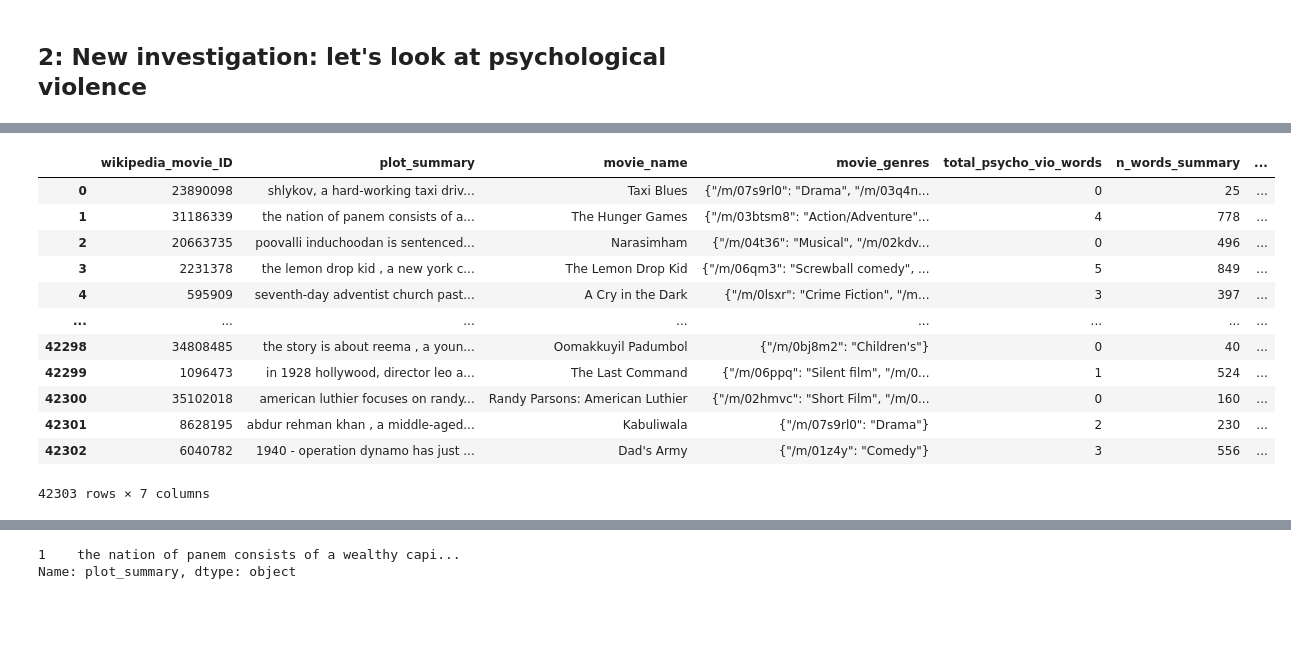
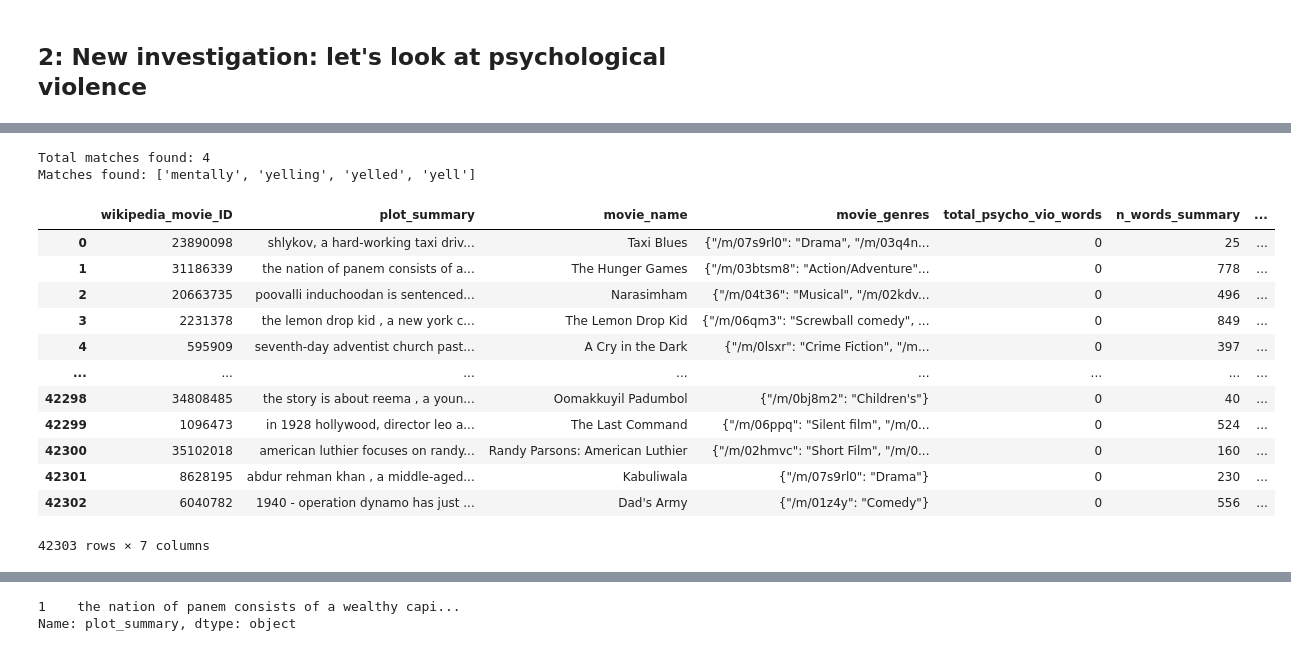
Before and after one commit to epfl-ada/ada-2024-project-alligatorsdontapologize24, a Jupyter notebook: src/Exploratory_Data_Analysis.ipynb, the cells around one changed output, grey strips where cells are left out. Saved outputs shown, nothing was run; the diff lists cells and outputs as text; code cells hidden in the pictures; blank space fills up the shorter version.

```diff
--- a/src/Exploratory_Data_Analysis.ipynb
+++ b/src/Exploratory_Data_Analysis.ipynb
@@ -733,0 +966,19 @@ psycho_violence_list = [
+# %%
+pattern_psycho = r'\b(?:' + '|'.join( psycho_violence_list) + r')\b'
+
+test = "He is mentally yelling yelled yell"
+print(re.findall(pattern_psycho, test))
+
+for word in psycho_violence_list:
+    if test.count(word) == 1:
+        print(word)
+
+def find_all_occurences(psycho_violence_list, CMU_plot_summary):
+    pattern_psycho = r'\b(?:' + '|'.join(psycho_violence_list) + r')\b'
+    CMU_plot_summary['total_psycho_vio_words'] = CMU_plot_summary['plot_summary'].str.findall(pattern_psycho).str.len()
+
+find_all_occurences(psycho_violence_list, CMU_plot_summary)
+
+# sort the movies according to their violent words density in the plot summary
+CMU_movies_sorted_psycho = CMU_plot_summary.sort_values(by='total_psycho_vio_words_density', ascending=False)
+display(CMU_movies_sorted_psycho)
@@ -734,33 +1013,58 @@ psycho_violence_list = [
+# %%
+import re
+
+# Input text
+test = "He is mentally yelling yelled yell"
+
+# Build regex pattern with word boundaries
+pattern_psycho = r'\b(?:' + '|'.join(psycho_violence_list) + r')\b'
+
+# Find all matches
+matches = re.findall(pattern_psycho, test)
+
+# Count matches
+count_matches = len(matches)
+print("Total matches found:", count_matches)
+
+# To print each match individually
+print("Matches found:", matches)
+# %% [output]
+Total matches found: 4
+Matches found: ['mentally', 'yelling', 'yelled', 'yell']
 # %%
 # Define the pattern for the parsing
-pattern_psycho = r'\b(?:' + '|'.join(psycho_violence_list) + r')\b'
+pattern_psycho = r'\b(?:' + '|'.join( psycho_violence_list) + r')\b'
+
+# WE HAVE AN ISSUE WITH THE TECHNIQUE ABOVE. I SUSPECT IT MIGHT BE COMING FROM THE WORDS WITH -, SUCH AS WORD-SALAD
 
 # Lower case the plot_summaries
 CMU_plot_summary['plot_summary'] = CMU_plot_summary['plot_summary'].str.lower()
 
 # Count the number of violent words from the psycho_violence_list in the plot_summary for each movie
-CMU_plot_summary['total_psycho_vio_words'] = CMU_plot_summary['plot_summary'].str.count(pattern_psycho)
+#CMU_plot_summary['total_psycho_vio_words'] = CMU_plot_summary['plot_summary'].str.count(pattern_psycho)
+for word in psycho_violence_list:
+    CMU_plot_summary['total_psycho_vio_words'] = CMU_plot_summary['plot_summary'].str.count(word)
 
 # Count the number of words in each plot summary
 CMU_plot_summary['n_words_summary'] = CMU_plot_summary['plot_summary'].str.split().str.len()
 
 # Calculate the "psychological violent words density" by dividing the violent words count by the number of words in the plot summary for each movie
 CMU_plot_summary['total_psycho_vio_words_density'] = CMU_plot_summary['total_psycho_vio_words'] / CMU_plot_summary['n_words_summary']
 
 display(CMU_plot_summary)
 # %% [output]
 |  | wikipedia_movie_ID | plot_summary | movie_name | movie_genres | total_psycho_vio_words | n_words_summary | ... |
 | 0 | 23890098 | shlykov, a hard-working taxi driv... | Taxi Blues | {"/m/07s9rl0": "Drama", "/m/03q4n... | 0 | 25 | ... |
-| 1 | 31186339 | the nation of panem consists of a... | The Hunger Games | {"/m/03btsm8": "Action/Adventure"... | 4 | 778 | ... |
+| 1 | 31186339 | the nation of panem consists of a... | The Hunger Games | {"/m/03btsm8": "Action/Adventure"... | 0 | 778 | ... |
 | 2 | 20663735 | poovalli induchoodan is sentenced... | Narasimham | {"/m/04t36": "Musical", "/m/02kdv... | 0 | 496 | ... |
-| 3 | 2231378 | the lemon drop kid , a new york c... | The Lemon Drop Kid | {"/m/06qm3": "Screwball comedy", ... | 5 | 849 | ... |
-| 4 | 595909 | seventh-day adventist church past... | A Cry in the Dark | {"/m/0lsxr": "Crime Fiction", "/m... | 3 | 397 | ... |
+| 3 | 2231378 | the lemon drop kid , a new york c... | The Lemon Drop Kid | {"/m/06qm3": "Screwball comedy", ... | 0 | 849 | ... |
+| 4 | 595909 | seventh-day adventist church past... | A Cry in the Dark | {"/m/0lsxr": "Crime Fiction", "/m... | 0 | 397 | ... |
 | ... | ... | ... | ... | ... | ... | ... | ... |
 | 42298 | 34808485 | the story is about reema , a youn... | Oomakkuyil Padumbol | {"/m/0bj8m2": "Children's"} | 0 | 40 | ... |
-| 42299 | 1096473 | in 1928 hollywood, director leo a... | The Last Command | {"/m/06ppq": "Silent film", "/m/0... | 1 | 524 | ... |
+| 42299 | 1096473 | in 1928 hollywood, director leo a... | The Last Command | {"/m/06ppq": "Silent film", "/m/0... | 0 | 524 | ... |
 | 42300 | 35102018 | american luthier focuses on randy... | Randy Parsons: American Luthier | {"/m/02hmvc": "Short Film", "/m/0... | 0 | 160 | ... |
-| 42301 | 8628195 | abdur rehman khan , a middle-aged... | Kabuliwala | {"/m/07s9rl0": "Drama"} | 2 | 230 | ... |
-| 42302 | 6040782 | 1940 - operation dynamo has just ... | Dad's Army | {"/m/01z4y": "Comedy"} | 3 | 556 | ... |
+| 42301 | 8628195 | abdur rehman khan , a middle-aged... | Kabuliwala | {"/m/07s9rl0": "Drama"} | 0 | 230 | ... |
+| 42302 | 6040782 | 1940 - operation dynamo has just ... | Dad's Army | {"/m/01z4y": "Comedy"} | 0 | 556 | ... |
 42303 rows × 7 columns
 # %%
 # sort the movies according to their violent words density in the plot summary
```
Also changed, not shown: parts of 14 cells of this notebook.
